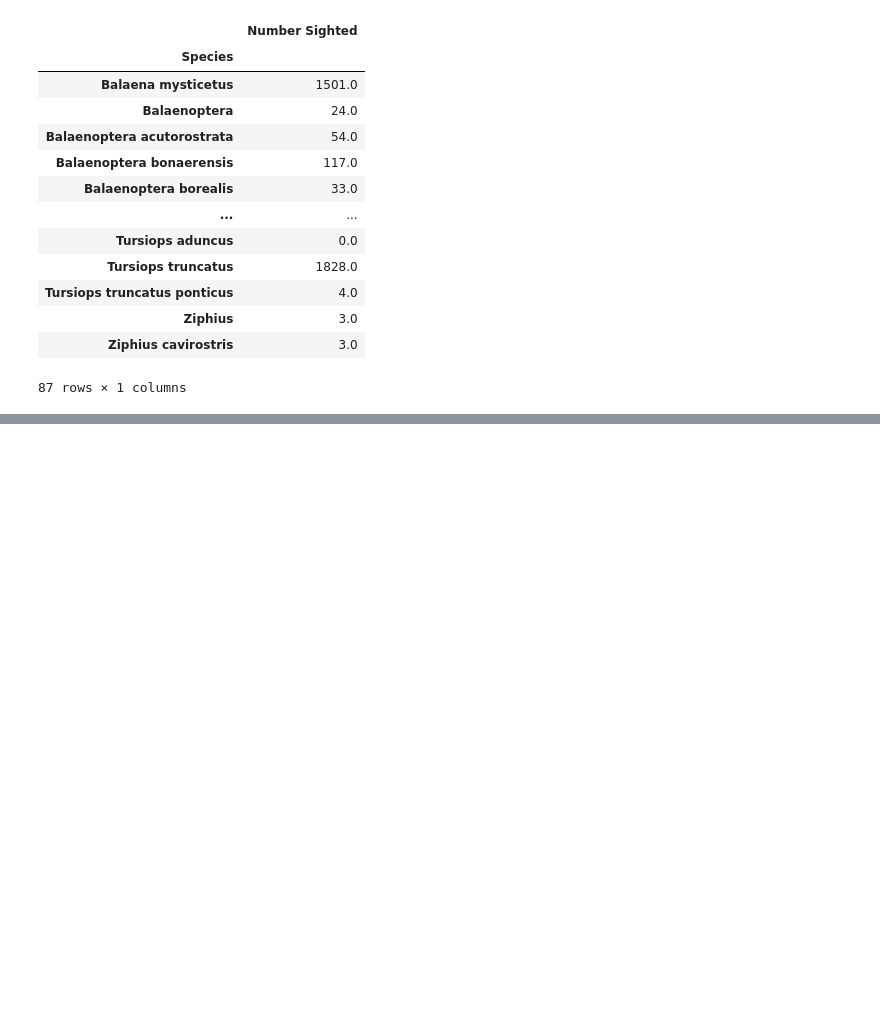
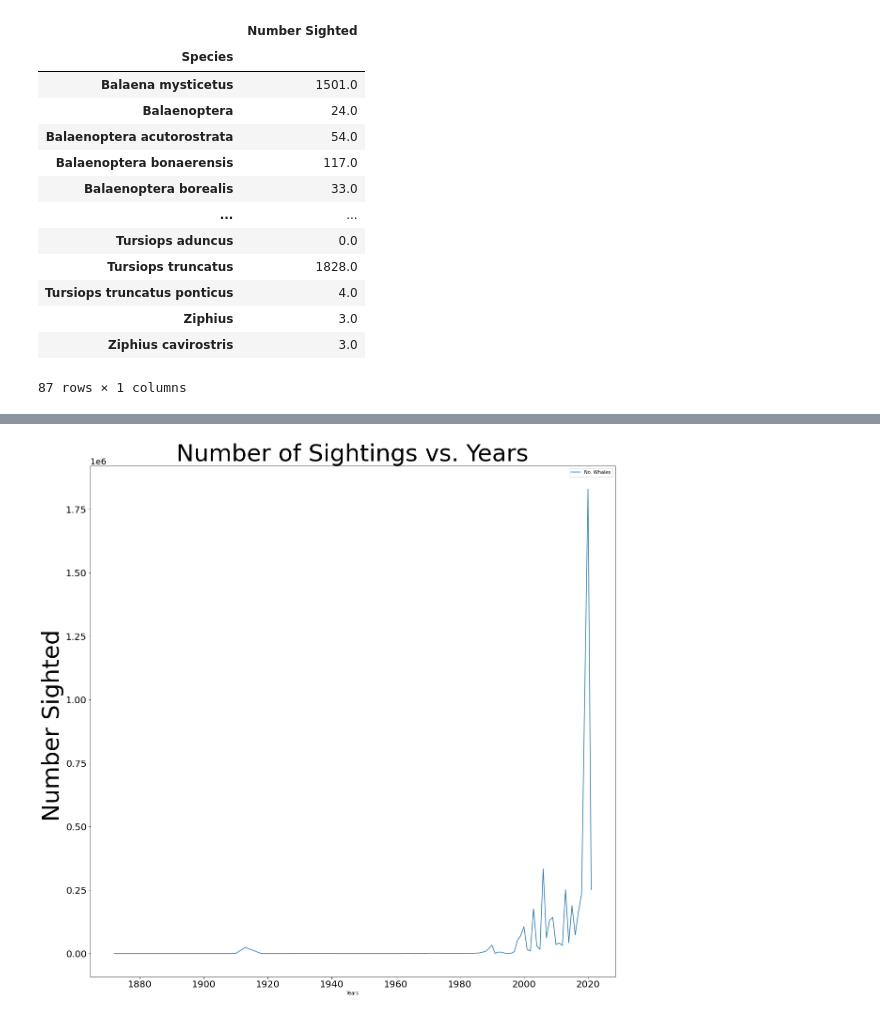
Before and after one commit to lyli888/orca, a Jupyter notebook: WhaleMaps.ipynb, the cells around one changed output, grey strips where cells are left out. Saved outputs shown, nothing was run; the diff lists cells and outputs as text; code cells hidden in the pictures; blank space fills up the shorter version.

```diff
--- a/WhaleMaps.ipynb
+++ b/WhaleMaps.ipynb
@@ -290,0 +353,35 @@ plt.tight_layout()
+# %%
+#Setting up DataFrame for Sightings over Time Analysis
+seamap_data3 = seamap_data.copy()
+
+seamap_data3['Year'] = pd.DatetimeIndex(seamap_data3['Most Recent Sighting']).year
+seamap_data3['Month'] = pd.DatetimeIndex(seamap_data3['Most Recent Sighting']).month
+seamap_data3['Date'] = pd. DatetimeIndex(seamap_data3['Most Recent Sighting']).day
+
+
+seamap_data4 = seamap_data3[['Year', 'Number Sighted']].copy()
+seamap_data4 = seamap_data4.set_index('Year')
+
+
+seamap_data5 = seamap_data4.groupby(level=0).sum()
+seamap_data6 = seamap_data5[seamap_data5['Number Sighted'] >=1]
+
+
+yearseries = seamap_data6['Number Sighted'].astype(int)
+
+yeararray = list(yearseries.index.astype(int))
+
+
+barpanda = pd.DataFrame({'Years': yeararray, 'No. Whales': yearseries})
+
+#Line Plot for Sightings vs. Time
+lineplot = barpanda.plot.line(x='Years', y='No. Whales', figsize=(20,20), logy=False, fontsize=20)
+plt.ylabel('Number Sighted ', fontsize=50)
+plt.title('Number of Sightings vs. Years', fontsize=50)
+
+#Number of Sightings Vs Years
+plt.savefig("Graphs/Sightings Over Years Regular Scale.png")
+
+plt.show()
+# %% [output]
+[figure, added]
```
Also changed, not shown: parts of 17 cells of this notebook.
